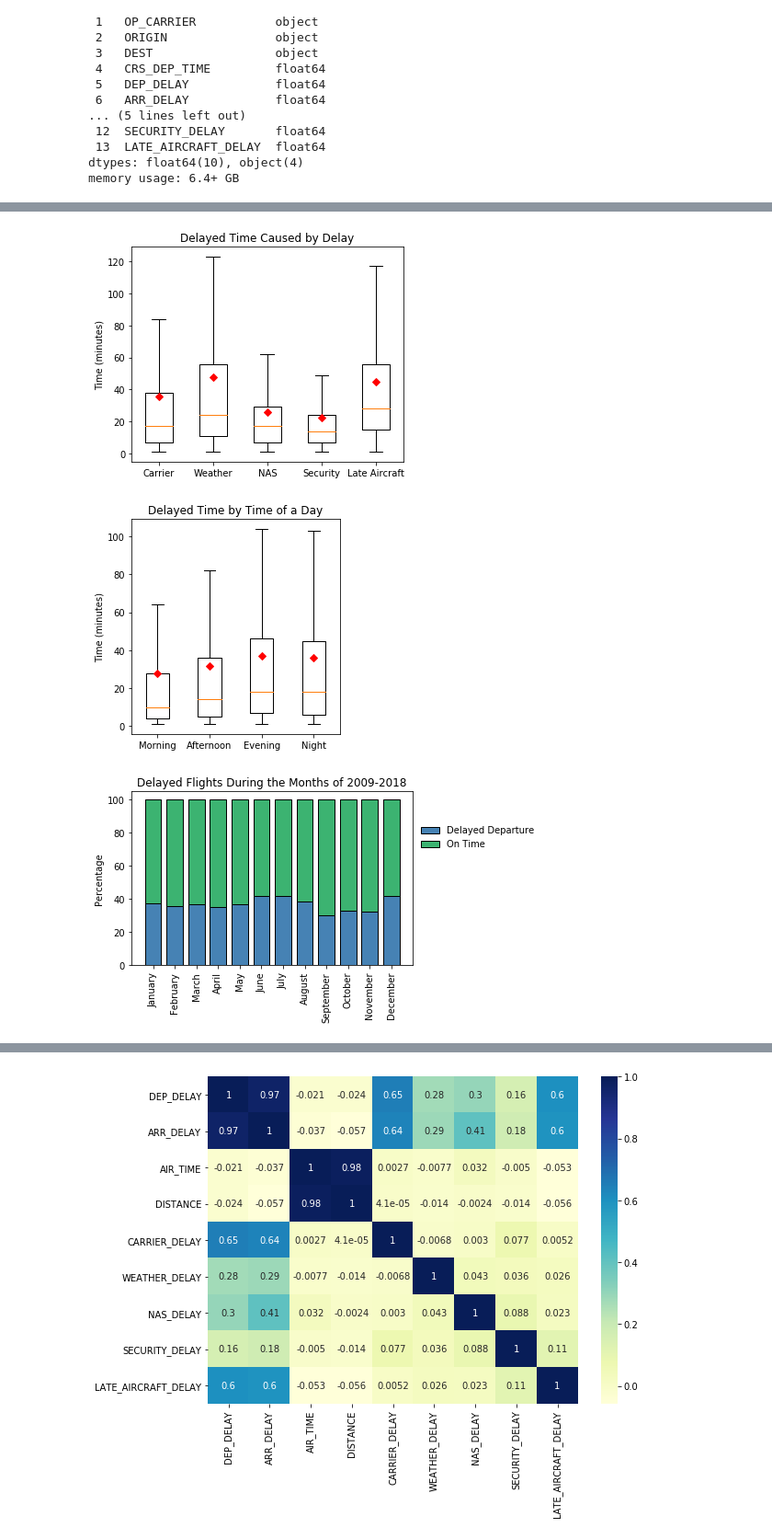
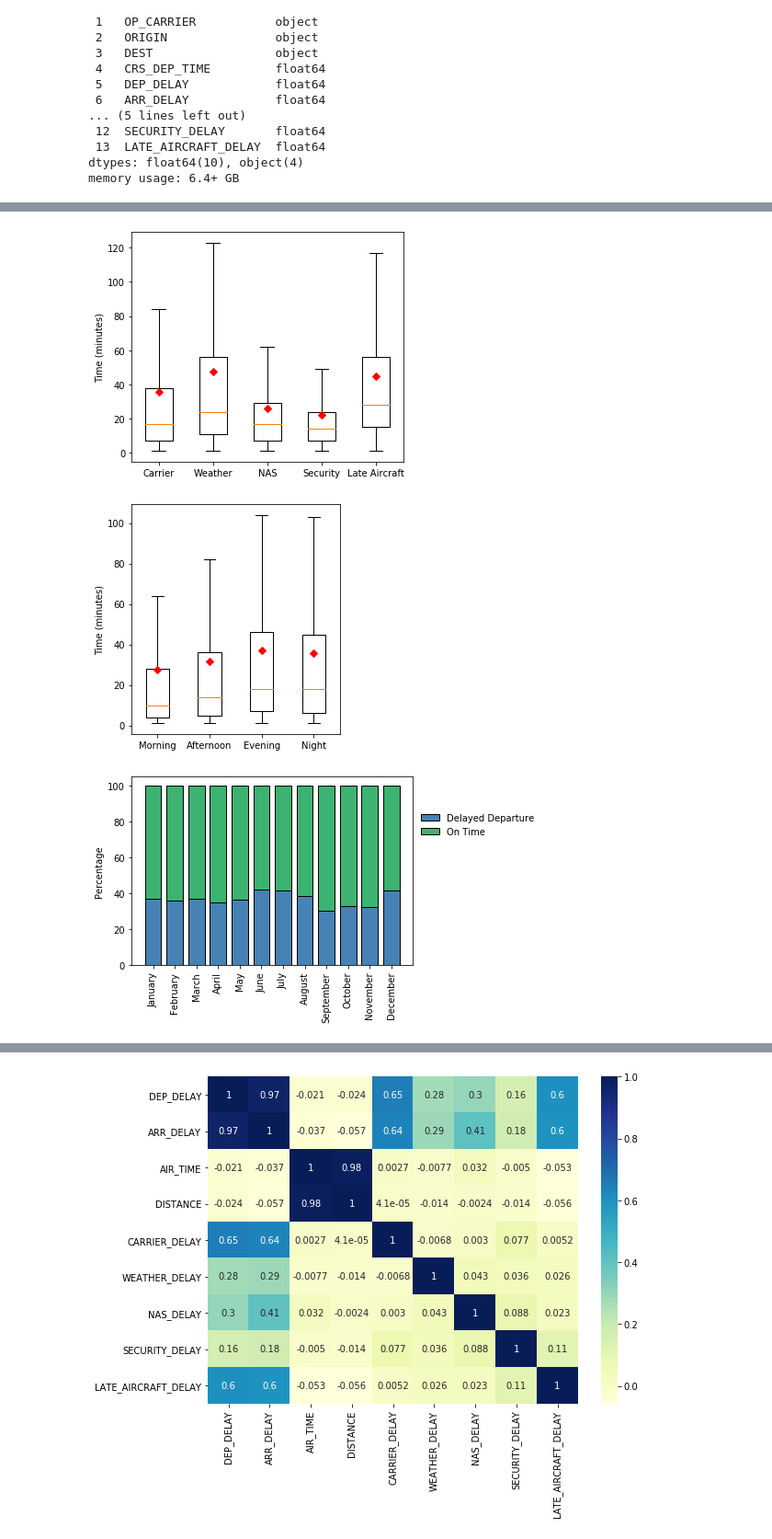
Before and after one commit to wcjohnchen/capstoneProject3, a Jupyter notebook: eda.ipynb, the cells around one changed output, grey strips where cells are left out. Shown at 92% size. Saved outputs shown, nothing was run; the diff lists cells and outputs as text; code cells hidden in the pictures.

```diff
--- a/eda.ipynb
+++ b/eda.ipynb
@@ -158,12 +170,13 @@ late_aircraft_count = late_aircraft_count[late_aircraft_count['LATE_AIRCRAFT_DEL
 data = [carrier_count['CARRIER_DELAY'], weather_count['WEATHER_DELAY'], NAS_count['NAS_DELAY'], security_count['SECURITY_DELAY'], late_aircraft_count['LATE_AIRCRAFT_DELAY']]
 xticklabels = ['Carrier', 'Weather', 'NAS', 'Security', 'Late Aircraft']
 x_pos = np.arange(len(xticklabels))
-title = 'Delayed Time Caused by Delay'
+#title = 'Delayed Time Caused by Delay'
+title = ''
 fig, ax = plt.subplots(figsize=(5,4))
 plot_boxplot(data, x_pos, xticklabels, title, 0)
 #fig.savefig('boxplotDelay.png')
 # %% [output]
-[figure, old version]
+[figure, new version]
 # %%
 ##### extract month, day, and year
 data_frame['FL_DATE'] = pd.to_datetime(data_frame['FL_DATE'])
@@ -405,32 +418,34 @@ night_count = delay_time[delay_time['CRS_DEP_TIME'] == 'night']
 data = [morning_count['DEP_DELAY'], afternoon_count['DEP_DELAY'], evening_count['DEP_DELAY'], night_count['DEP_DELAY']]
 xticklabels = ['Morning', 'Afternoon', 'Evening', 'Night']
 x_pos = np.arange(len(xticklabels))
-title = 'Delayed Time by Time of a Day'
+#title = 'Delayed Time by Time of a Day'
+title = ''
 fig, ax = plt.subplots(figsize=(4,4))
 plot_boxplot(data, x_pos, xticklabels, title, 0)
 #fig.savefig('boxplotTime.png')
 # %% [output]
-[figure, old version]
+[figure, new version]
 # %%
 ##### delayed flights during the Months of 2009-2018
 month_count = delay_time.groupby('month')['DEP_DELAY'].count()
 not_delayed = flight3.groupby('month')['DEP_DELAY'].count() - month_count
 total = flight3.groupby('month')['DEP_DELAY'].count()
 
 month = ['January', 'February', 'March', 'April', 'May', 'June', 'July', 'August', 'September', 'October', 'November', 'December']
 legend = ['Delayed Departure', 'On Time']
 
 ##### plot graph
 xrange = month_count.shape[0]
 data1 = month_count/total*100
 data2 = not_delayed/total*100
 xticklabels = ['January', 'February', 'March', 'April', 'May', 'June', 'July', 'August', 'September', 'October', 'November', 'December']
-title = 'Delayed Flights During the Months of 2009-2018'
+#title = 'Delayed Flights During the Months of 2009-2018'
+title = ''
 fig, ax = plt.subplots(figsize=(7,4))
 plot_bar_graph(xrange, data1, data2, xticklabels, title, legend)
 #fig.savefig('months.png')
 # %% [output]
-[figure, old version]
+[figure, new version]
 # %%
 ##### delayed time during the months of 2009-2018
 jan = delay_time[delay_time['month'] == 1]
```
Also changed, not shown: parts of 8 cells of this notebook.
